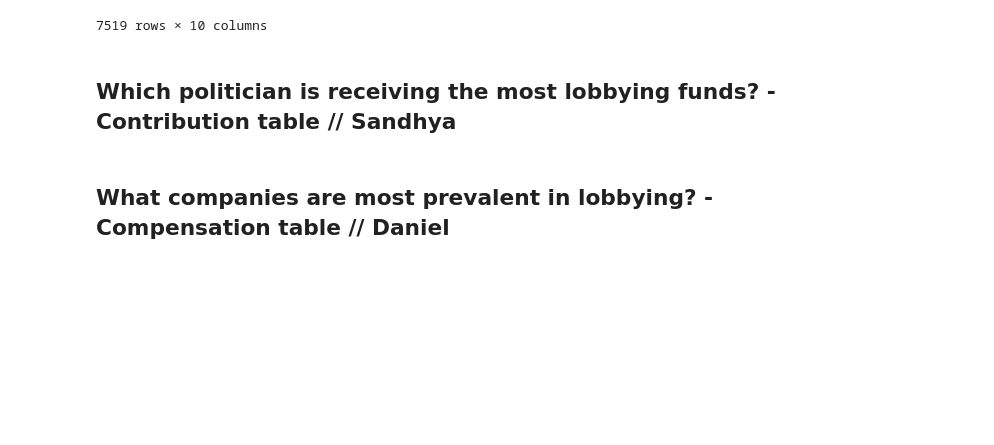
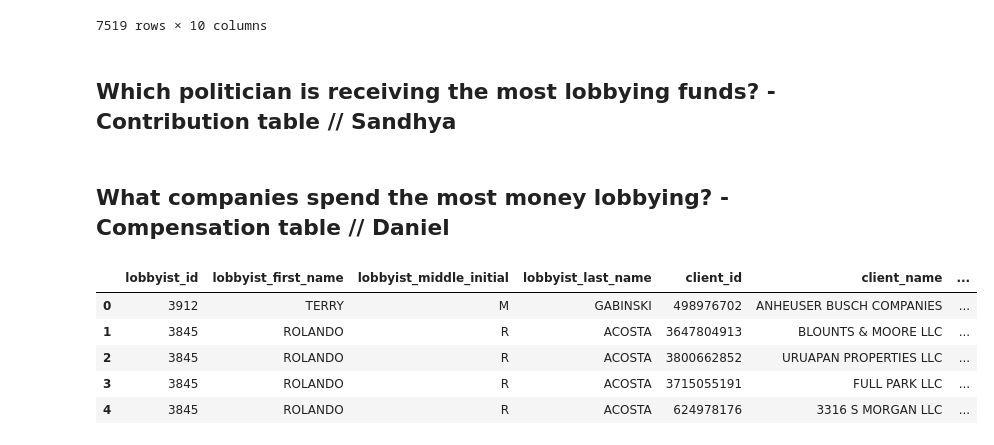
Before and after one commit to eabouche/group-project-3-lobbyist-analysis, a Jupyter notebook: Lobbyist_ETL_and_Analysis.ipynb, the cells around one changed output. Drawn from its saved outputs; the diff is of its cells as text; code cells hidden in the pictures; blank space fills up the shorter version.

```diff
--- a/Lobbyist_ETL_and_Analysis.ipynb
+++ b/Lobbyist_ETL_and_Analysis.ipynb
@@ -1107,6 +1107,13 @@ compensation_5y_df
 # %% [markdown]
 ## Which politician is receiving the most lobbying funds? - Contribution table // Sandhya
 # %% [markdown]
-## What companies are most prevalent in lobbying? - Compensation table // Daniel
+## What companies spend the most money lobbying? - Compensation table // Daniel
 # %%
-# Your code here
+compensation_df.head()
+# %% [output]
+|  | lobbyist_id | lobbyist_first_name | lobbyist_middle_initial | lobbyist_last_name | client_id | client_name | ... |
+| 0 | 3912 | TERRY | M | GABINSKI | 498976702 | ANHEUSER BUSCH COMPANIES | ... |
+| 1 | 3845 | ROLANDO | R | ACOSTA | 3647804913 | BLOUNTS & MOORE LLC | ... |
+| 2 | 3845 | ROLANDO | R | ACOSTA | 3800662852 | URUAPAN PROPERTIES LLC | ... |
+| 3 | 3845 | ROLANDO | R | ACOSTA | 3715055191 | FULL PARK LLC | ... |
+| 4 | 3845 | ROLANDO | R | ACOSTA | 624978176 | 3316 S MORGAN LLC | ... |
```
Also changed, not shown: parts of 6 cells of this notebook.
